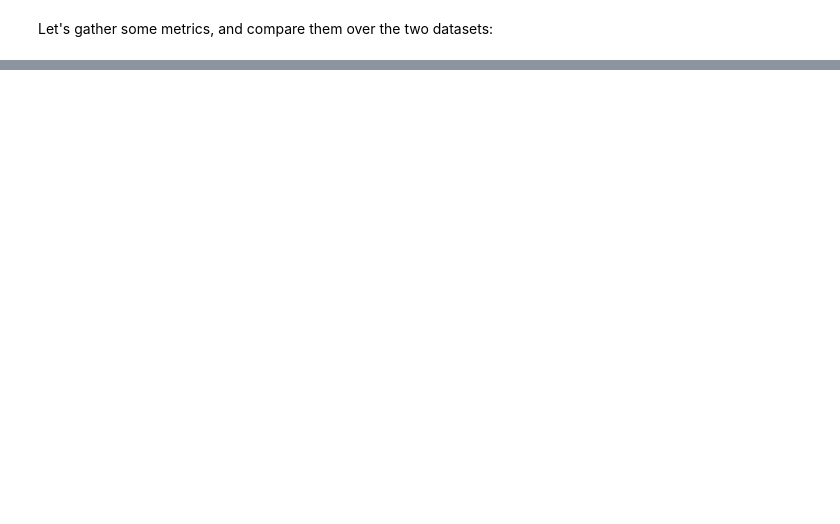
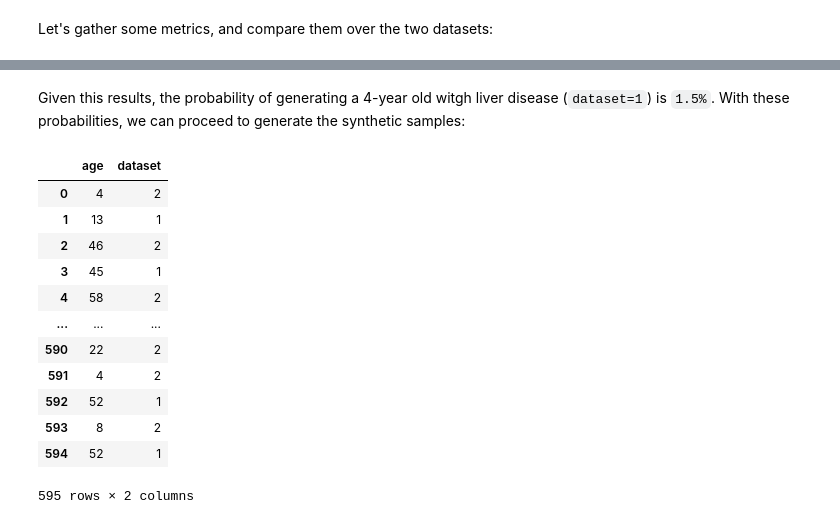
Before and after one commit to alan-turing-institute/sqlsynthgen-health-demo, a Jupyter notebook: ipynb/sqlsynthgen-healthcare-demo.ipynb, the cells around one changed output, grey strips where cells are left out. Drawn from its saved outputs; the diff is of its cells as text; code cells hidden in the pictures; blank space fills up the shorter version.

```diff
--- a/ipynb/sqlsynthgen-healthcare-demo.ipynb
+++ b/ipynb/sqlsynthgen-healthcare-demo.ipynb
@@ -499,0 +467,36 @@ We see 10 people have 51 years, but only 1 is female
+# %% [markdown]
+Given this results, the probability of generating a 4-year old witgh liver disease (`dataset=1`) is `1.5%`. With these probabilities, we can proceed to generate the synthetic samples:
+# %%
+probabilities: np.ndarray = age_dataset_with_noise["normalized_count"].values
+
+row_indexes: np.ndarray = age_dataset_with_noise.index.values
+selected_indexes: np.ndarray = healthcare_demo.generate_samples(
+    int(samples), row_indexes, probabilities
+)
+
+new_synthetic_patients: pd.DataFrame = pd.DataFrame(
+    [
+        (
+            int(age_dataset_with_noise.loc[index]["age"]),
+            int(age_dataset_with_noise.loc[index]["dataset"]),
+        )
+        for index in selected_indexes
+    ],
+    columns=["age", "dataset"],
+)
+
+new_synthetic_patients
+# %% [output]
+|  | age | dataset |
+| 0 | 4 | 2 |
+| 1 | 13 | 1 |
+| 2 | 46 | 2 |
+| 3 | 45 | 1 |
+| 4 | 58 | 2 |
+| ... | ... | ... |
+| 590 | 22 | 2 |
+| 591 | 4 | 2 |
+| 592 | 52 | 1 |
+| 593 | 8 | 2 |
+| 594 | 52 | 1 |
+595 rows × 2 columns
```
Also changed, not shown: parts of 21 cells of this notebook.
